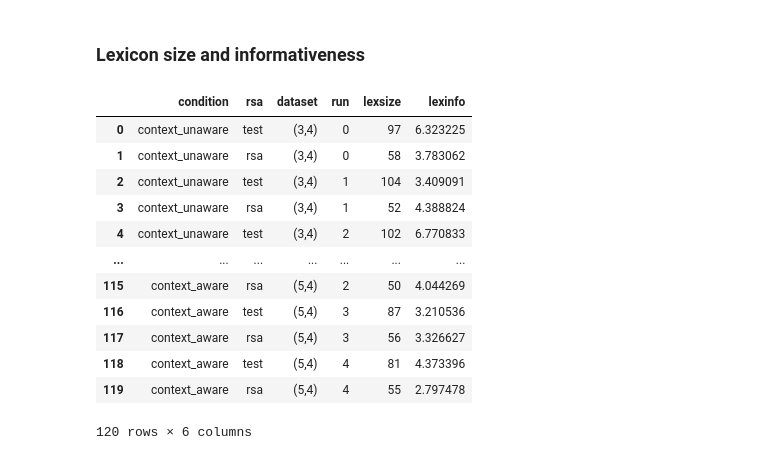
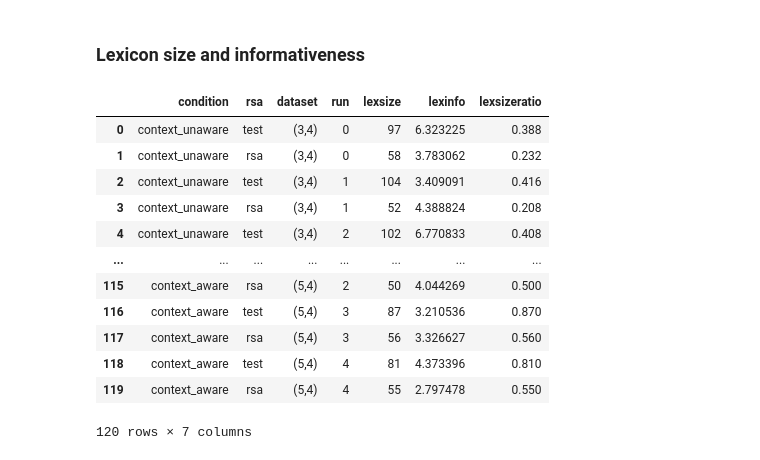
Before and after one commit to kristinakobrock/pragmatic-mechanisms, a Jupyter notebook: get_data_shared_context.ipynb, the cells around one changed output. Saved outputs shown, nothing was run; the diff lists cells and outputs as text; code cells hidden in the pictures.

Commit message:
added lex size concept ratio model

```diff
--- a/get_data_shared_context.ipynb
+++ b/get_data_shared_context.ipynb
@@ -354,41 +354,42 @@ df
 # %%
 # gather lexicon sizes
 distance = 'manhattan'
-lex = {"condition": [], "rsa": [], "dataset": [], "run": [], "lexsize": [], "lexinfo": []}
+lex = {"condition": [], "rsa": [], "dataset": [], "run": [], "lexsize": [], "lexinfo": [], "lexsizeratio": []}
 for i, setting in enumerate(settings):
     if 'context_unaware' in setting:
         context_unaware = True
     else:
         context_unaware = False
     for d, dataset in enumerate(datasets):
         for run in range(n_runs):
             for rsa in ['test', 'rsa']:
                 if rsa == 'test':
                     lexprops = pickle.load(open(paths[d] + '/' + setting + '/' + str(run) +
                                            '/lexicon_properties_' + distance + '_' + test_mode + '.pkl', 'rb'))
                 else:
                     lexprops = pickle.load(open(paths[d] + '/' + setting + '/' + str(run) +
                                            '/lexicon_properties_' + distance + '_rsa_' + rsa_test_int + '.pkl', 'rb'))
                 lex['condition'].append(conditions[::2][i])
                 lex['dataset'].append(dataset)
                 lex['run'].append(run)
                 lex['rsa'].append(rsa)
                 lex['lexsize'].append(lexprops['lexicon size'])
                 lex['lexinfo'].append(lexprops['lexicon informativeness'])
+                lex['lexsizeratio'].append((lexprops['lexicon size']/lexprops['number of concepts']))
 df = pd.DataFrame(lex)
 df.to_csv("BayesianAnalysis/exp2/lexicon_props.csv", index=False)
 df
 # %% [output]
-|  | condition | rsa | dataset | run | lexsize | lexinfo |
-| 0 | context_unaware | test | (3,4) | 0 | 97 | 6.323225 |
-| 1 | context_unaware | rsa | (3,4) | 0 | 58 | 3.783062 |
-| 2 | context_unaware | test | (3,4) | 1 | 104 | 3.409091 |
-| 3 | context_unaware | rsa | (3,4) | 1 | 52 | 4.388824 |
-| 4 | context_unaware | test | (3,4) | 2 | 102 | 6.770833 |
-| ... | ... | ... | ... | ... | ... | ... |
-| 115 | context_aware | rsa | (5,4) | 2 | 50 | 4.044269 |
-| 116 | context_aware | test | (5,4) | 3 | 87 | 3.210536 |
-| 117 | context_aware | rsa | (5,4) | 3 | 56 | 3.326627 |
-| 118 | context_aware | test | (5,4) | 4 | 81 | 4.373396 |
-| 119 | context_aware | rsa | (5,4) | 4 | 55 | 2.797478 |
+|  | condition | rsa | dataset | run | lexsize | lexinfo | lexsizeratio |
+| 0 | context_unaware | test | (3,4) | 0 | 97 | 6.323225 | 0.388 |
+| 1 | context_unaware | rsa | (3,4) | 0 | 58 | 3.783062 | 0.232 |
+| 2 | context_unaware | test | (3,4) | 1 | 104 | 3.409091 | 0.416 |
+| 3 | context_unaware | rsa | (3,4) | 1 | 52 | 4.388824 | 0.208 |
+| 4 | context_unaware | test | (3,4) | 2 | 102 | 6.770833 | 0.408 |
+| ... | ... | ... | ... | ... | ... | ... | ... |
+| 115 | context_aware | rsa | (5,4) | 2 | 50 | 4.044269 | 0.500 |
+| 116 | context_aware | test | (5,4) | 3 | 87 | 3.210536 | 0.870 |
+| 117 | context_aware | rsa | (5,4) | 3 | 56 | 3.326627 | 0.560 |
+| 118 | context_aware | test | (5,4) | 4 | 81 | 4.373396 | 0.810 |
+| 119 | context_aware | rsa | (5,4) | 4 | 55 | 2.797478 | 0.550 |
-120 rows × 6 columns
+120 rows × 7 columns
```
Also changed, not shown: 3 other files.
